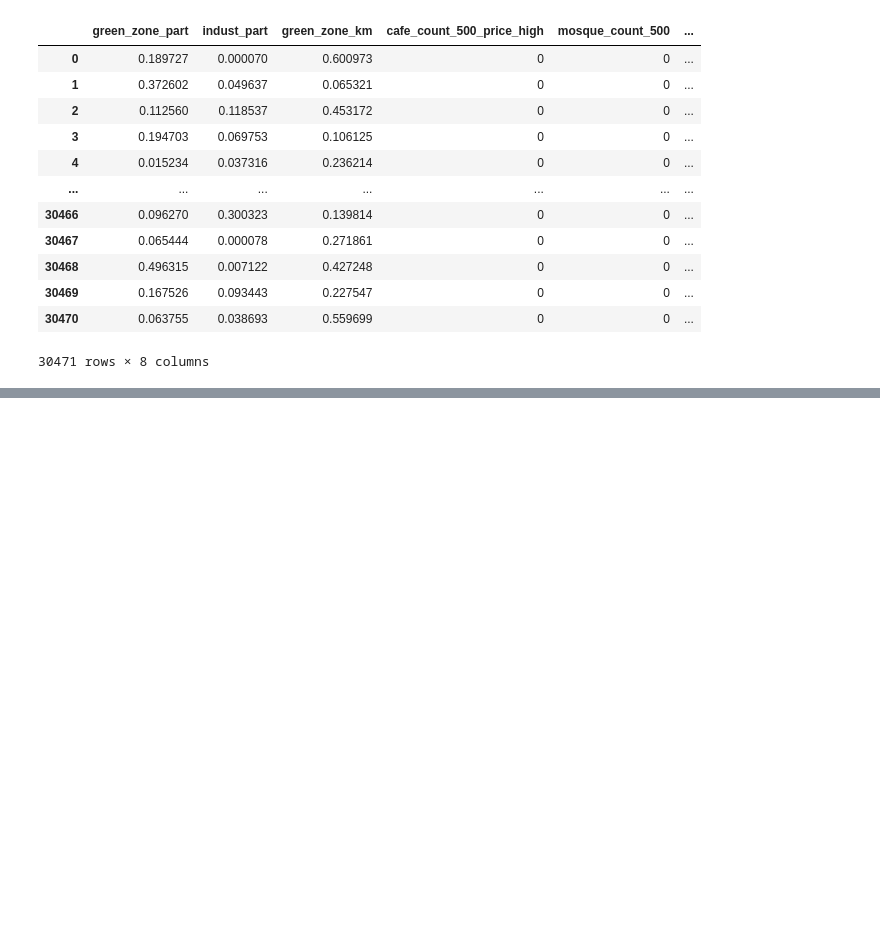
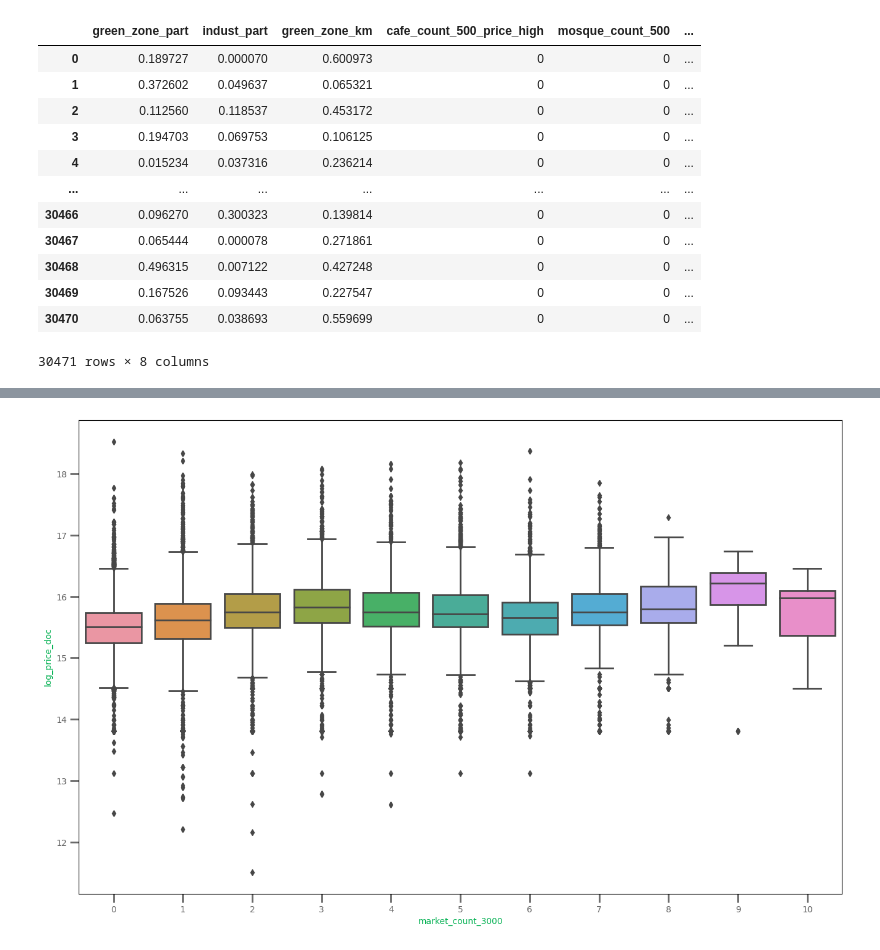
Before and after one commit to antonio-st/Start_ML, a Jupyter notebook: modul_2_Machine_Learning_and_Applications/09_Практика_Housing_Market/practice_housing_market_home.ipynb, the cells around one changed output, grey strips where cells are left out. Cells and saved outputs as stored; diff of their text form; code cells hidden in the pictures; blank space fills up the shorter version.

```diff
--- a/modul_2_Machine_Learning_and_Applications/09_Практика_Housing_Market/practice_housing_market_home.ipynb
+++ b/modul_2_Machine_Learning_and_Applications/09_Практика_Housing_Market/practice_housing_market_home.ipynb
@@ -228,0 +407,11 @@ df[constant_cols]
+# %%
+### Распределения таргета по количеству магазинов в радиусе 3км
+
+fig = plt.figure()
+fig.set_size_inches(16, 10)
+
+sns.boxplot(y='log_price_doc', x = df['market_count_3000'].astype('category'), data=df)
+
+plt.show()
+# %% [output]
+[figure, added]
```
Also changed, not shown: parts of 58 cells of this notebook, 9 other files.
